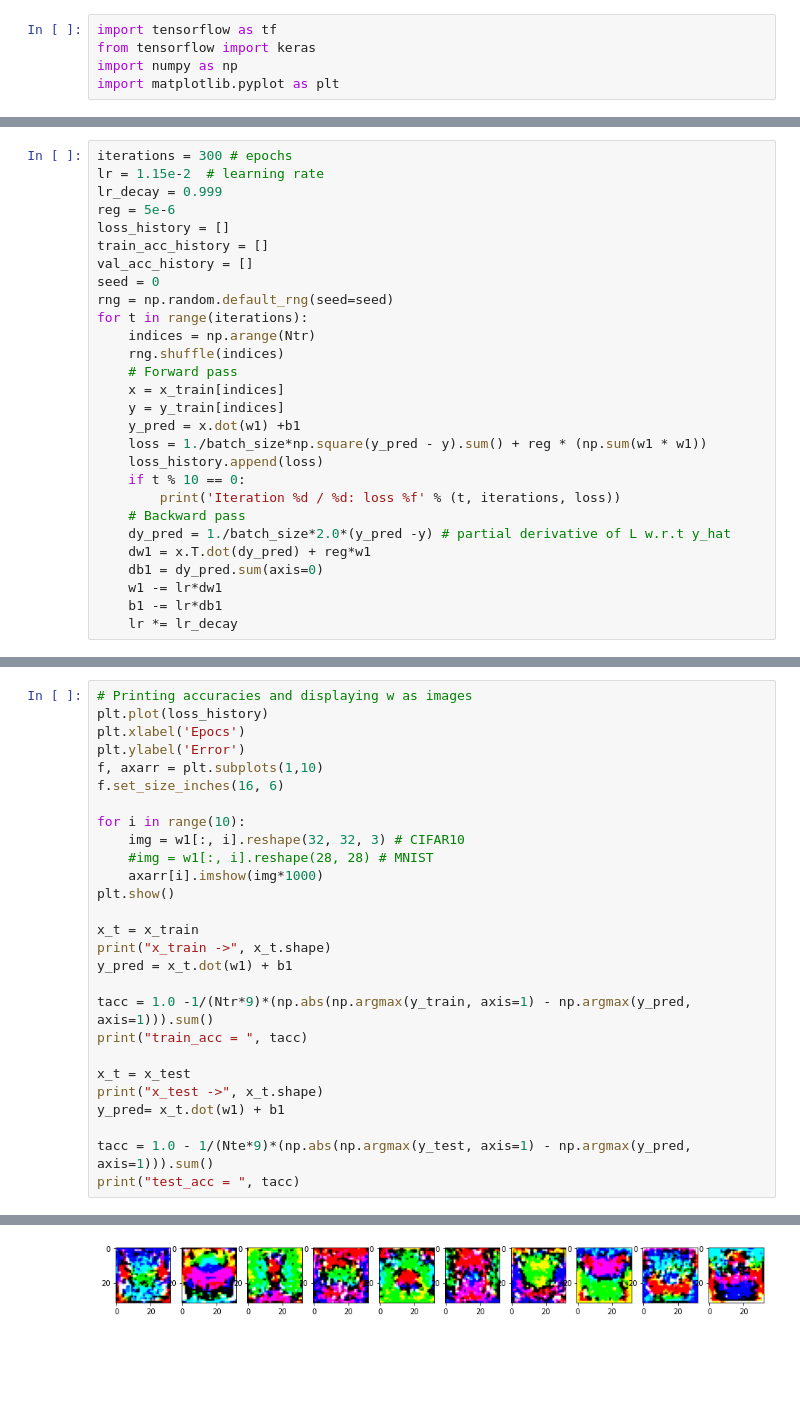
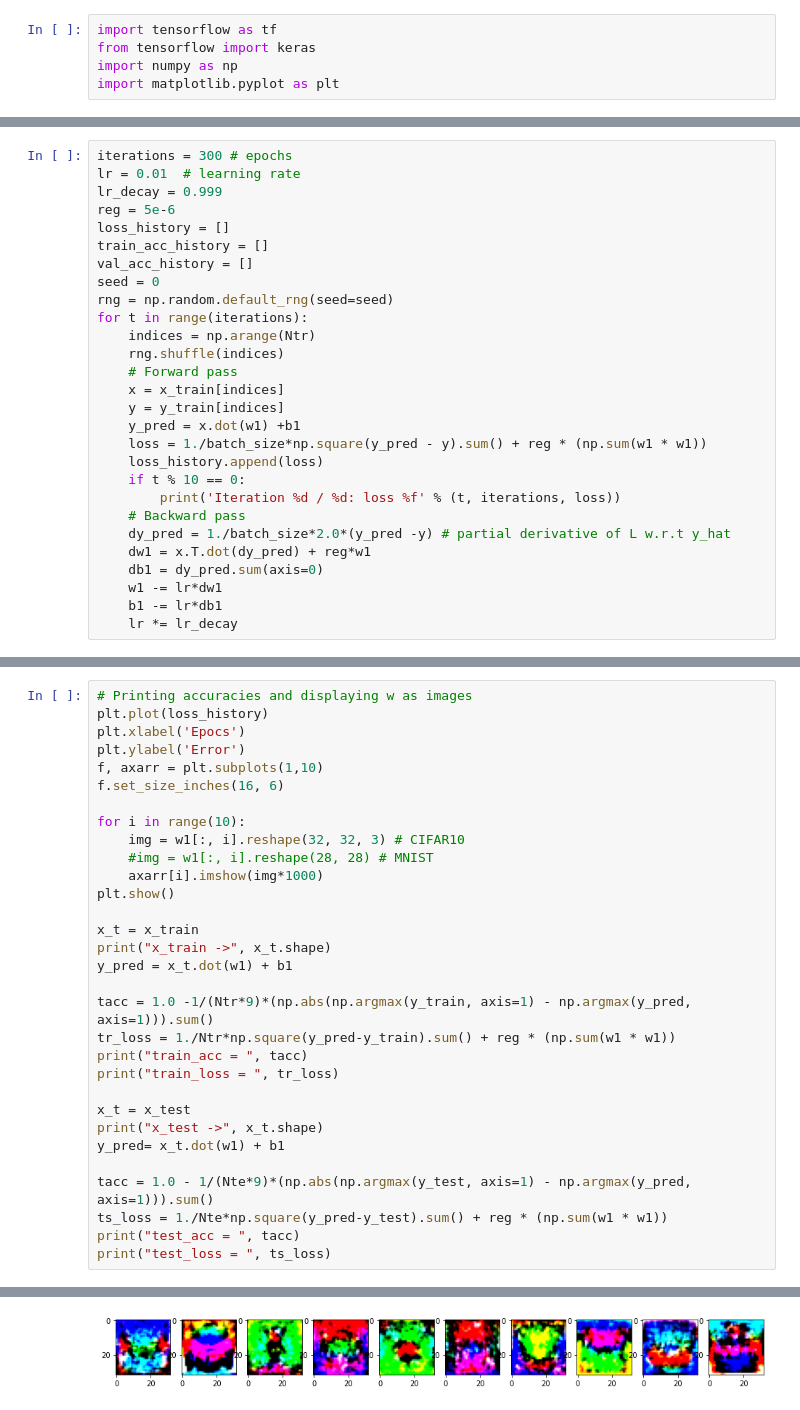
Before and after one commit to Anjanamb/A04, a Jupyter notebook: part1.ipynb, the cells around one changed output, grey strips where cells are left out. Saved outputs shown, nothing was run; the diff lists cells and outputs as text; blank space fills up the shorter version.

```diff
--- a/part1.ipynb
+++ b/part1.ipynb
@@ -52,7 +50,7 @@ y_train: (50000, 10)
 y_test: (10000, 10)
 # %%
 iterations = 300 # epochs
-lr = 1.15e-2  # learning rate
+lr = 0.01  # learning rate
 lr_decay = 0.999
 reg = 5e-6
 loss_history = []
@@ -115,14 +113,18 @@ print("x_train ->", x_t.shape)
 y_pred = x_t.dot(w1) + b1
 
 tacc = 1.0 -1/(Ntr*9)*(np.abs(np.argmax(y_train, axis=1) - np.argmax(y_pred, axis=1))).sum()
+tr_loss = 1./Ntr*np.square(y_pred-y_train).sum() + reg * (np.sum(w1 * w1))
 print("train_acc = ", tacc)
+print("train_loss = ", tr_loss)
 
 x_t = x_test
 print("x_test ->", x_t.shape)
 y_pred= x_t.dot(w1) + b1
 
 tacc = 1.0 - 1/(Nte*9)*(np.abs(np.argmax(y_test, axis=1) - np.argmax(y_pred, axis=1))).sum()
+ts_loss = 1./Nte*np.square(y_pred-y_test).sum() + reg * (np.sum(w1 * w1))
 print("test_acc = ", tacc)
+print("test_loss = ", ts_loss)
 # %% [output]
 Clipping input data to the valid range for imshow with RGB data ([0..1] for floats or [0..255] for integers).
 Clipping input data to the valid range for imshow with RGB data ([0..1] for floats or [0..255] for integers).
@@ -138,2 +140,2 @@ Clipping input data to the valid range for imshow with RGB data ([0..1] for floa
-[figure, old version]
+[figure, new version]
 x_train -> (50000, 3072)
```
Also changed, not shown: parts of 4 cells of this notebook.
